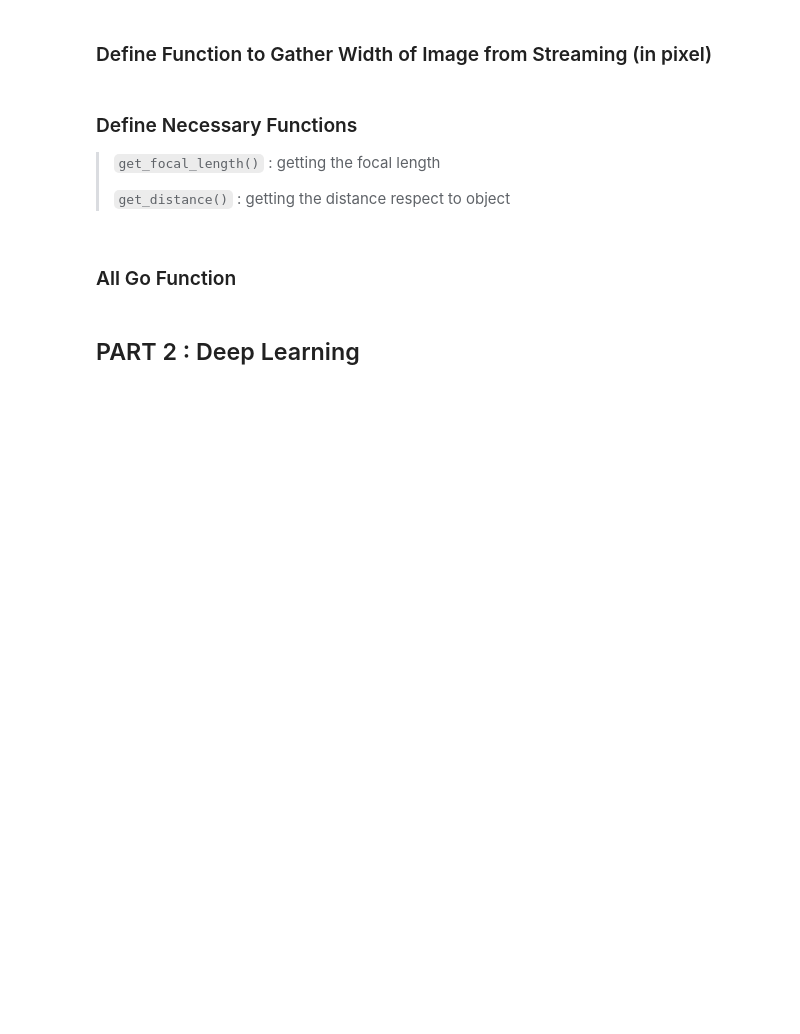
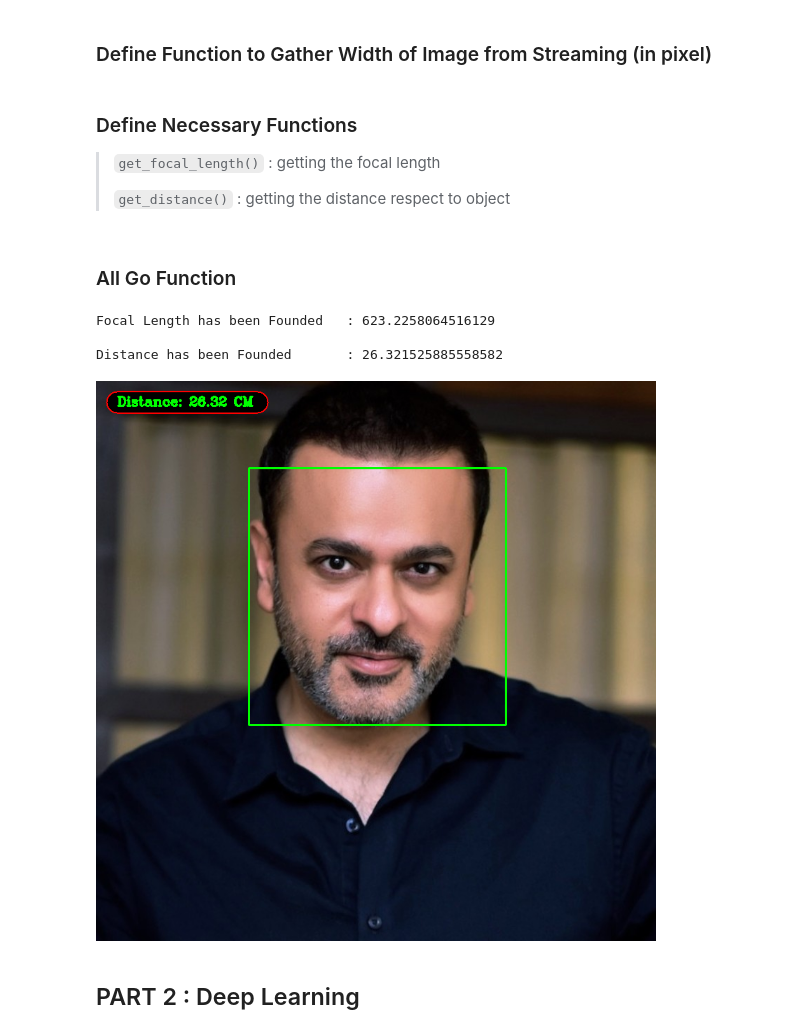
Before and after one commit to yokahealthcare/C-Eyes-App-New, a Jupyter notebook: [main v1] Face Distance Approximation.ipynb, the cells around one changed output. Drawn from its saved outputs; the diff is of its cells as text; code cells hidden in the pictures; blank space fills up the shorter version.

Commit message:
Added Image Face Distance Prediction Function

```diff
--- a/[main v1] Face Distance Approximation.ipynb
+++ b/[main v1] Face Distance Approximation.ipynb
@@ -9,9 +6,14 @@ Requirement already satisfied: numpy>=1.21.2 in /home/erwinyonata/anaconda3/envs
 # %%
 # library
 import cv2
+from skimage import io
+from google.colab.patches import cv2_imshow
 
 # face detector object
 face_detector = cv2.CascadeClassifier(cv2.data.haarcascades + 'haarcascade_frontalface_default.xml')
+
+# defining the fonts
+fonts = cv2.FONT_HERSHEY_COMPLEX
 
 # colors
 GREEN = (0, 255, 0)
@@ -80,20 +80,20 @@ def get_distance(focal_length, real_width, width_in_rf_image):
 # %%
 def get_face_distance_approx(ref_image, known_distance, known_width, test_image):
     # load ref_image with cv2.imread()
-    ref_image = cv2.imread(ref_image)
+    # ref_image = cv2.imread(ref_image)
 
     # get the width of pixel from the image
     ref_face_width_pixel = get_width_pixel(ref_image)
 
     # calculate the focal length
-    focal_length = get_focal_length(known_distance, known_width, face_width_pixel)
+    focal_length = get_focal_length(known_distance, known_width, ref_face_width_pixel)
 
     print(f"Focal Length has been Founded \t: {focal_length}\n")
 
 
 
     # load test_image with cv2.imread()
-    test_image = cv2.imread(test_image)
+    # test_image = cv2.imread(test_image)
 
     # get the width of pixel from the image
     test_face_width_pixel = get_width_pixel(test_image)
@@ -101,17 +101,32 @@ def get_face_distance_approx(ref_image, known_distance, known_width, test_image)
     if test_face_width_pixel != 0:
         # get distance
         distance = get_distance(focal_length, known_width, test_face_width_pixel)
+        print(f"Distance has been Founded \t: {distance}\n")
 
         # draw line as background of text
-        cv2.line(frame, (30, 30), (230, 30), RED, 32)
-        cv2.line(frame, (30, 30), (230, 30), BLACK, 28)
+        cv2.line(test_image, (30, 30), (230, 30), RED, 32)
+        cv2.line(test_image, (30, 30), (230, 30), BLACK, 28)
 
         # Drawing Text on the screen
         cv2.putText(
-            frame, f"Distance: {round(distance,2)} CM", (30, 35),
+            test_image, f"Distance: {round(distance,2)} CM", (30, 35),
         fonts, 0.6, GREEN, 2)
 
     # show the frame on the screen
-    cv2.imshow("frame", frame)
+    cv2_imshow(test_image)
+# %%
+def url_to_image(url):
+  image = io.imread(url)
+  # return the image
+  return cv2.cvtColor(image, cv2.COLOR_RGB2BGR)
+# %%
+ref_image_url = url_to_image("https://raw.githubusercontent.com/yokahealthcare/C-Eyes-App-New/master/ref_image.jpg")
+test_image_url = url_to_image("https://media.licdn.com/dms/image/D4D03AQGXVc7giJyk8A/profile-displayphoto-shrink_800_800/0/1679478863316?e=2147483647&v=beta&t=sVvdWqcrJAzexVRCWOJNYsgJNAb-TrzxHcHOOp0bS0k")
+get_face_distance_approx(ref_image_url, known_distance, known_width, test_image_url)
+# %% [output]
+Focal Length has been Founded   : 623.2258064516129
+
+Distance has been Founded       : 26.321525885558582
+[figure, added]
 # %% [markdown]
 ## PART 2 : Deep Learning
```
Also changed, not shown: parts of 3 cells of this notebook.
